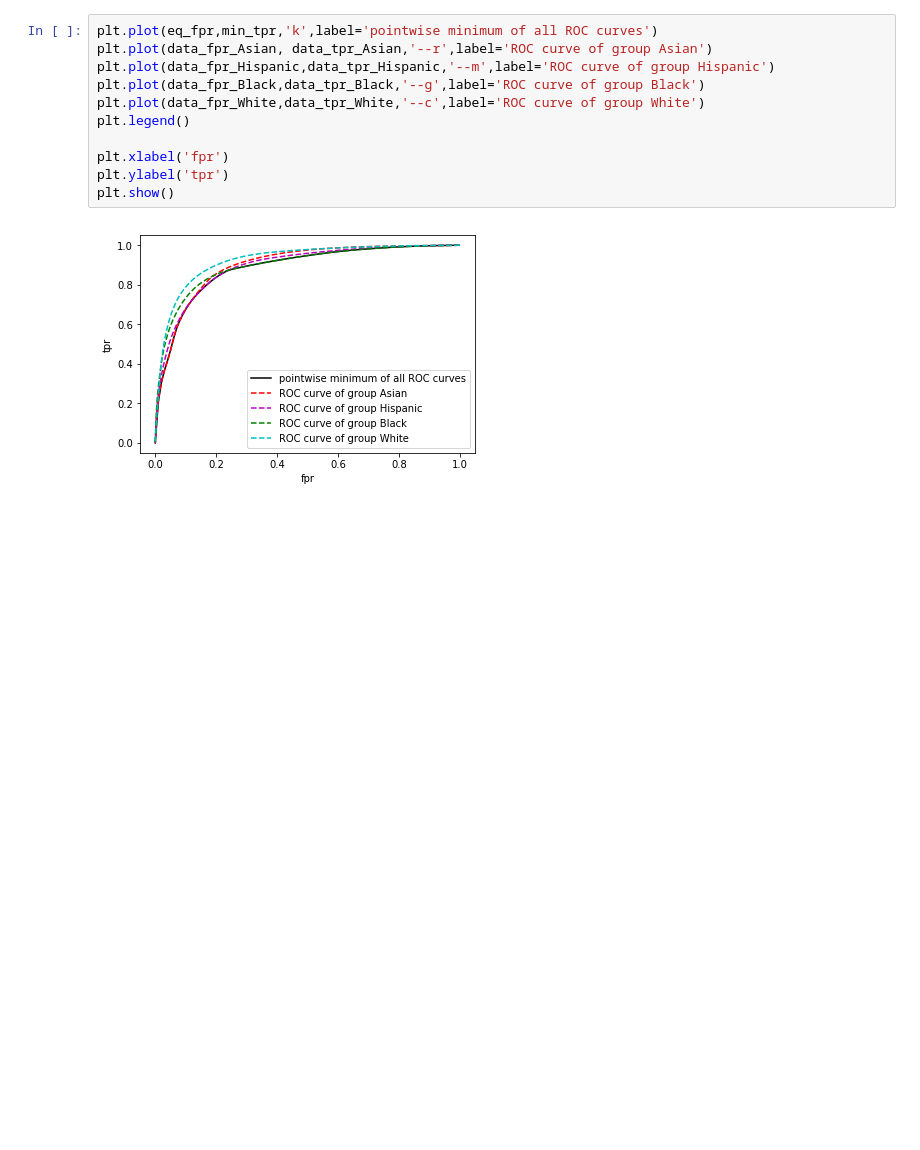
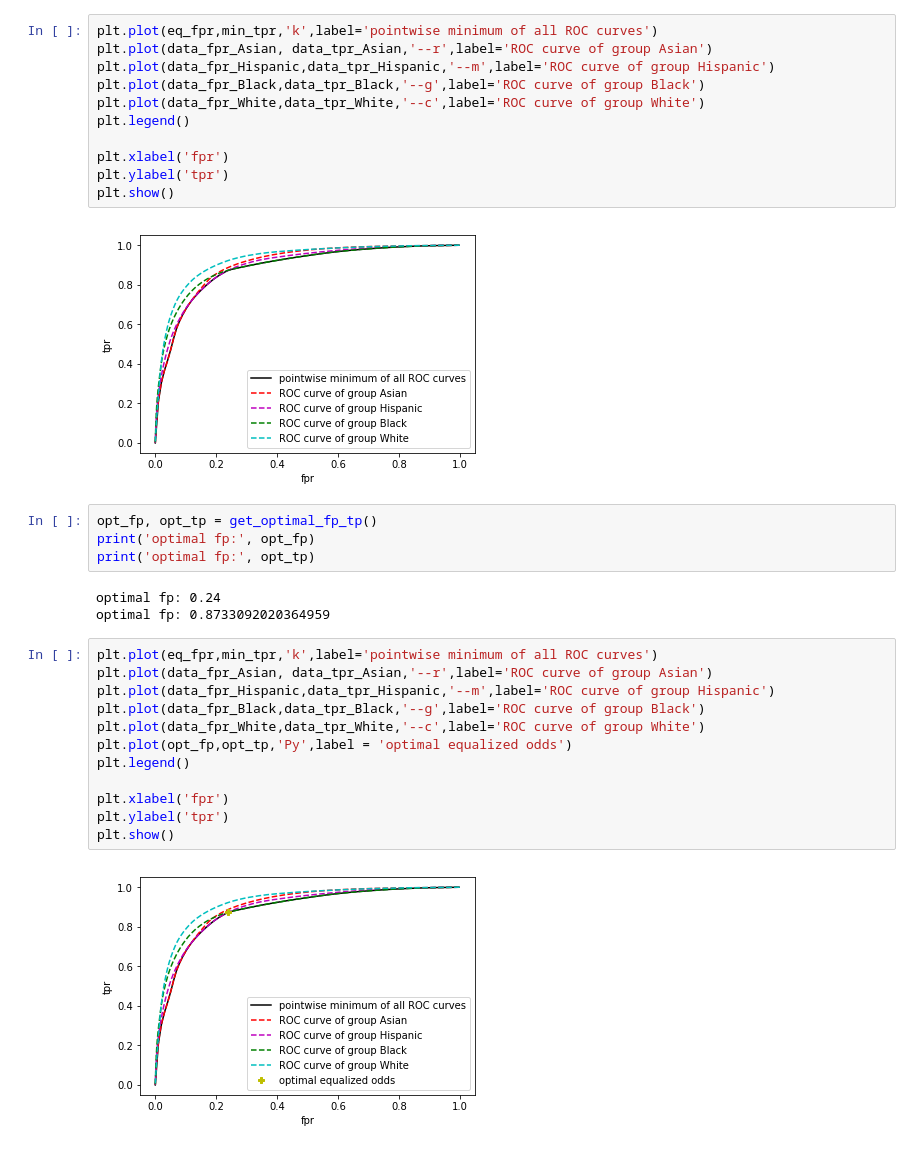
Before and after one commit to nrajanee/ExperimentsforEqOdsNondecreasingCondProbsPaper, a Jupyter notebook: explore_plot_data.ipynb, the cells around one changed output. Saved outputs shown, nothing was run; the diff lists cells and outputs as text; blank space fills up the shorter version.

Commit message:
added optimal equalized odds to plot

```diff
--- a/explore_plot_data.ipynb
+++ b/explore_plot_data.ipynb
@@ -105,3 +106,24 @@ plt.ylabel('tpr')
 plt.show()
 # %% [output]
 [figure]
+# %%
+opt_fp, opt_tp = get_optimal_fp_tp()
+print('optimal fp:', opt_fp)
+print('optimal fp:', opt_tp)
+# %% [output]
+optimal fp: 0.24
+optimal fp: 0.8733092020364959
+# %%
+plt.plot(eq_fpr,min_tpr,'k',label='pointwise minimum of all ROC curves')
+plt.plot(data_fpr_Asian, data_tpr_Asian,'--r',label='ROC curve of group Asian')
+plt.plot(data_fpr_Hispanic,data_tpr_Hispanic,'--m',label='ROC curve of group Hispanic')
+plt.plot(data_fpr_Black,data_tpr_Black,'--g',label='ROC curve of group Black')
+plt.plot(data_fpr_White,data_tpr_White,'--c',label='ROC curve of group White')
+plt.plot(opt_fp,opt_tp,'Py',label = 'optimal equalized odds')
+plt.legend()
+
+plt.xlabel('fpr')
+plt.ylabel('tpr')
+plt.show()
+# %% [output]
+[figure, added]
```
Also changed, not shown: parts of 1 cell of this notebook, 1 other file.
